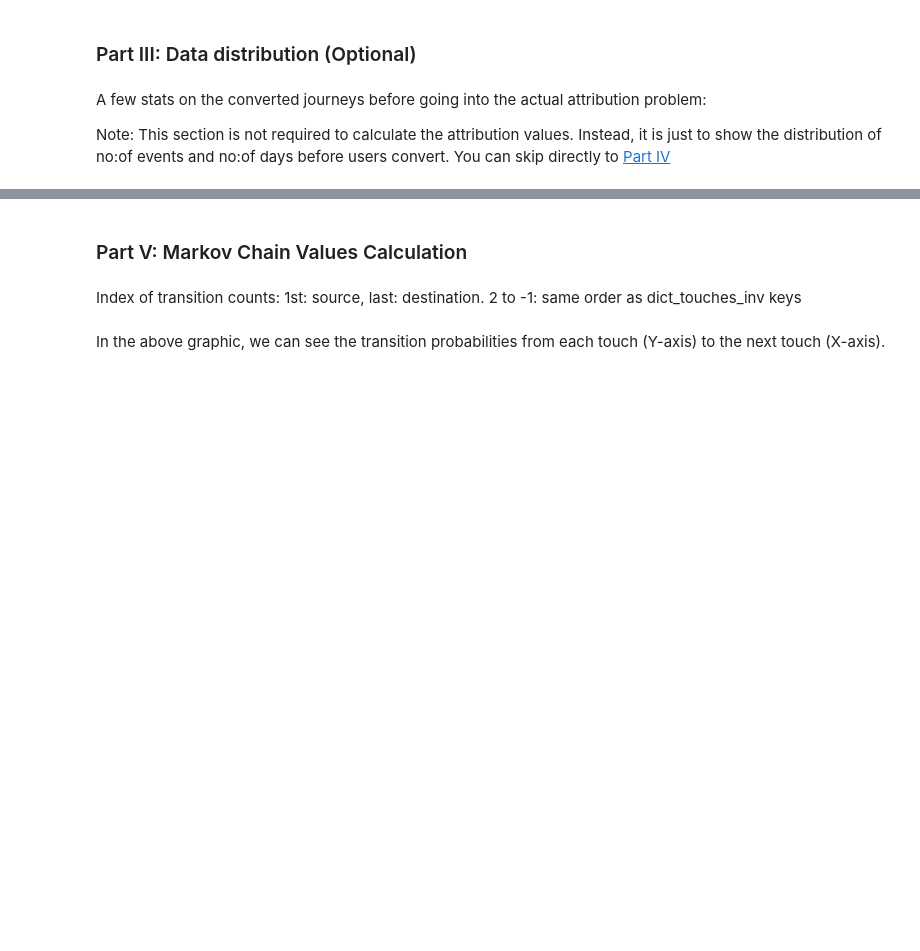
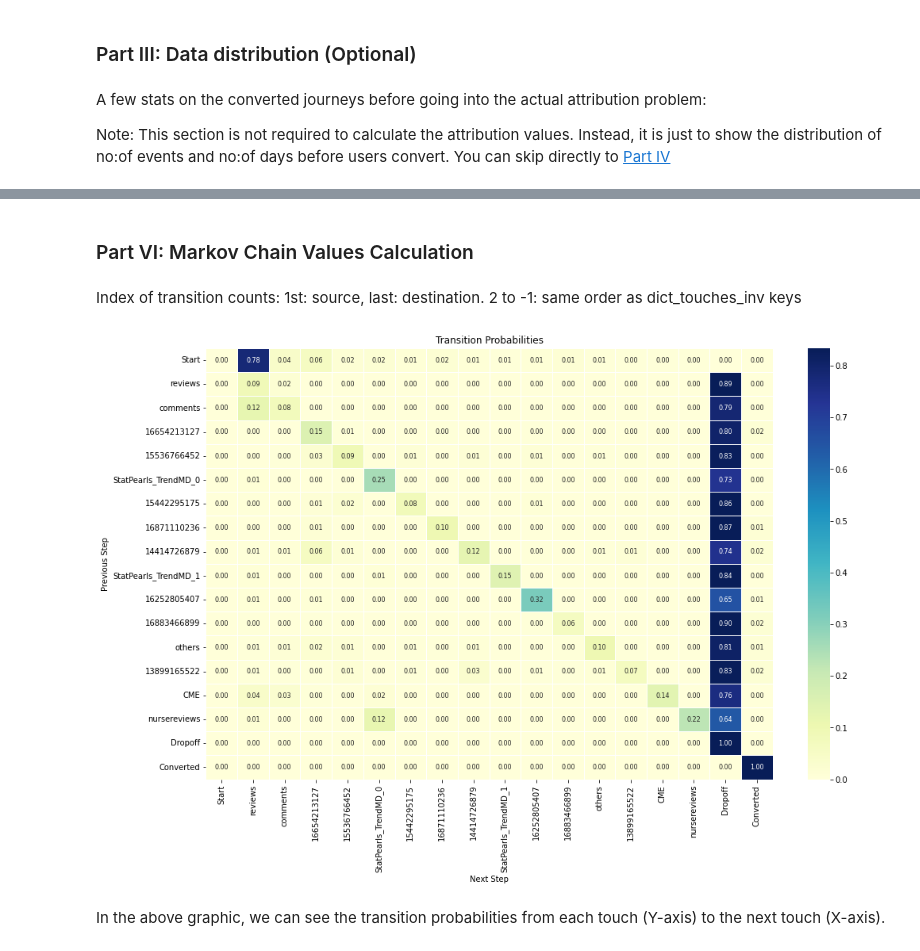
Before and after one commit to rudderlabs/data-apps-attribution-template, a Jupyter notebook: multi_touch_attribution.ipynb, the cells around one changed output, grey strips where cells are left out. Saved outputs shown, nothing was run; the diff lists cells and outputs as text; code cells hidden in the pictures; blank space fills up the shorter version.

```diff
--- a/multi_touch_attribution.ipynb
+++ b/multi_touch_attribution.ipynb
@@ -325,2 +537,26 @@ def collect_touchpoints(touchpoints_df: pd.DataFrame,
+# %%
+## Helper function to transform data to the required input form
+
+def collect_touchpoints(touchpoints_df: pd.DataFrame,
+                        primary_key: str=primary_key_column,
+                        ts_column: str=timestamp_column_name,
+                        touchpoint_column: str=events_column_name) -> pd.DataFrame:
+    """
+    Transform dataframe with each touch as a row to a new dataframe where each journey has a single row with all touches as a list in chronological order
+    touchpoints_df: A dataframe with each row corresponding to a touch.
+    primary_key: Name of the column containing unique user identifier
+    ts_column: Name of column containing timestamp using which journeys are sorted chronologically
+    touchpoint_column: Name of column containing touch points.
+
+    Returns:
+    A dataframe with two columns, first has primary key and second has the touchpoint_column
+    """
+    return (touchpoints_df
+            .sort_values(by=[primary_key, ts_column],
+                         ascending=True)
+            .reset_index(drop=True)
+            .groupby(primary_key)[touchpoint_column]
+            .apply(list)
+            .reset_index())
 # %%
 touchpoints_list_pos = collect_touchpoints(positive_touchpoints)
@@ -461,4 +583,4 @@ mta_vals
 # %% [markdown]
-### Part V: Markov Chain Values Calculation
+### Part VI: Markov Chain Values Calculation
 # %% [markdown]
 Index of transition counts: 1st: source, last: destination. 2 to -1: same order as dict_touches_inv keys
@@ -565,5 +587,21 @@ def get_markov_attribution(tp_list_positive: List[List[int]],
+# %%
+all_touches = list(touch_data_filtered[events_column_name].unique())
 # %%
-markov_attribution_values, transition_probabilities = get_markov_attribution(touchpoints_list_pos["event_type"].values, touchpoints_list_neg["event_type"].values, all_touches, visualize=True)
-plt.savefig(os.path.join(visuals_dir, f"markov_transition_probabilities.{IMAGE_FORMAT}"))
+flag_markov = False
+try:
+    markov_attribution_values, transition_probabilities = get_markov_attribution(touchpoints_list_pos[events_column_name].values,
+                                                                                 touchpoints_list_neg[events_column_name].values,
+                                                                                 all_touches,
+                                                                                 visualize=True)
+
+    plt.savefig(os.path.join(output_directory, f"markov_transition_probabilities.{IMAGE_FORMAT}"))
+    flag_markov = True
+except Exception as e:
+    print(e)
+    flag_markov = False
+    markov_attribution_values = None
+    transition_probabilities = None
+# %% [output]
+[figure, added]
 # %% [markdown]
 In the above graphic, we can see the transition probabilities from each touch (Y-axis) to the next touch (X-axis).
```
Also changed, not shown: parts of 91 cells of this notebook, 10 other files.
